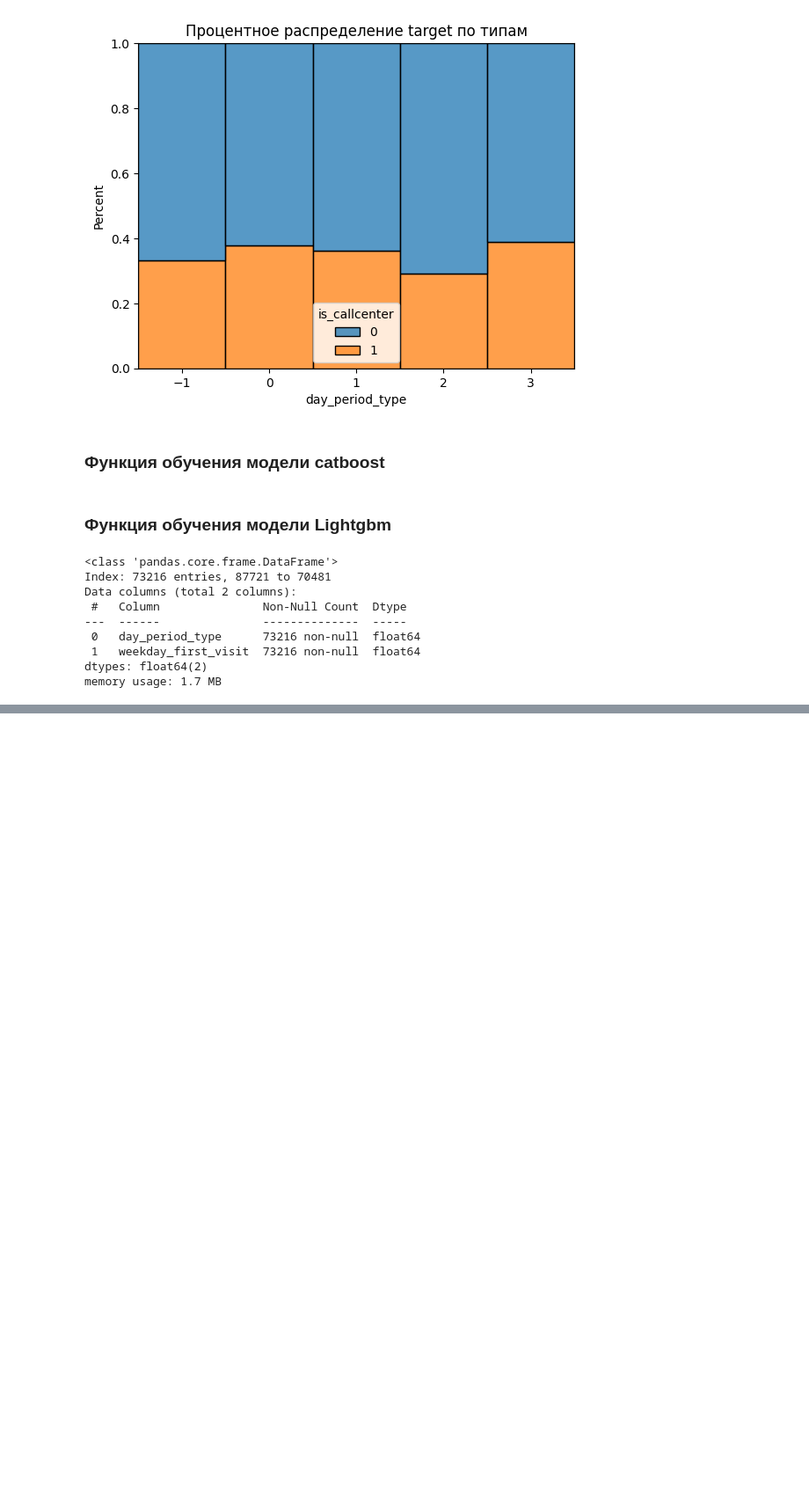
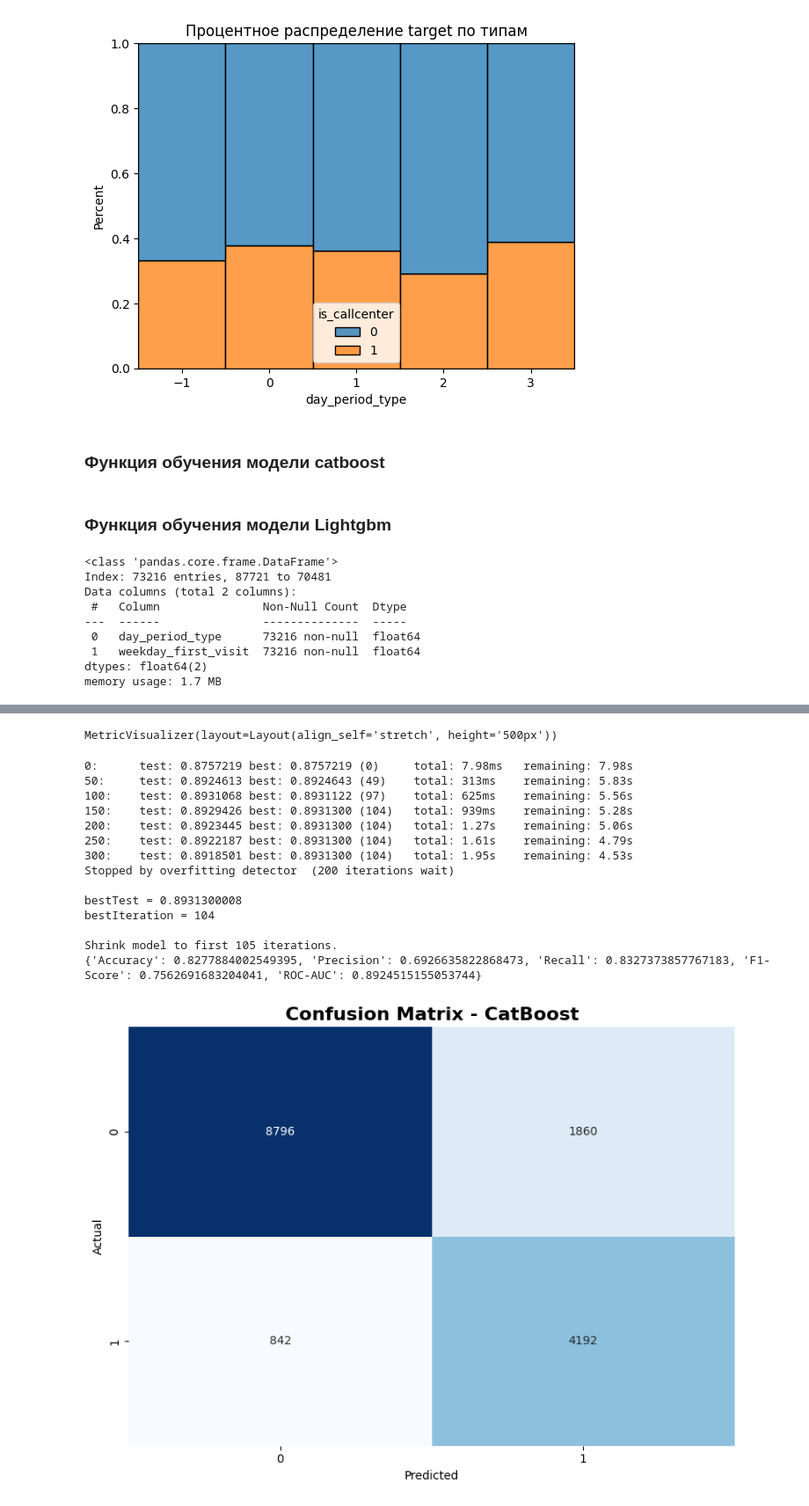
Before and after one commit to ArmJav/callcentermodel, a Jupyter notebook: prepocessing_fit.ipynb, the cells around one changed output, grey strips where cells are left out. Shown: that part at 88% size. Drawn from its saved outputs; the diff is of its cells as text; code cells hidden in the pictures; blank space fills up the shorter version.

Commit message:
fourth day: add new features and clusters

```diff
--- a/prepocessing_fit.ipynb
+++ b/prepocessing_fit.ipynb
@@ -374,12 +388,12 @@ Data columns (total 2 columns):
 dtypes: float64(2)
 memory usage: 1.7 MB
 # %%
-params = {"score_function": 'L2',
-          "depth": 5,
-          "eta": 0.15,
-          "eval_metric": 'AUC',
-          "iterations": 500,
-          "verbose": 50}
+# params = {"score_function": 'L2',
+#           "depth": 5,
+#           "eta": 0.15,
+#           "eval_metric": 'AUC',
+#           "iterations": 500,
+#           "verbose": 50}
 
 
 features = session_agg.columns
@@ -459,0 +506,7 @@ Passing `palette` without assigning `hue` is deprecated and will be removed in v
+# %%
+features_clust = Xtr_feat.columns
+Xtr_feat['is_callcenter'] = y_tr
+Xtemp_feat['is_callcenter'] = y_temp
+
+val_df_clust, test_df_clust = train_test_split(Xtemp_feat, test_size=0.5,
+                                                  random_state=42, shuffle=False)
@@ -459,0 +541,20 @@ Passing `palette` without assigning `hue` is deprecated and will be removed in v
+# %%
+
+model_cd_clust = catboost_train_model(Xtr_feat, val_df_clust, test_df_clust, features_clust, params)
+# %% [output]
+MetricVisualizer(layout=Layout(align_self='stretch', height='500px'))
+0:      test: 0.8757219 best: 0.8757219 (0)     total: 7.98ms   remaining: 7.98s
+50:     test: 0.8924613 best: 0.8924643 (49)    total: 313ms    remaining: 5.83s
+100:    test: 0.8931068 best: 0.8931122 (97)    total: 625ms    remaining: 5.56s
+150:    test: 0.8929426 best: 0.8931300 (104)   total: 939ms    remaining: 5.28s
+200:    test: 0.8923445 best: 0.8931300 (104)   total: 1.27s    remaining: 5.06s
+250:    test: 0.8922187 best: 0.8931300 (104)   total: 1.61s    remaining: 4.79s
+300:    test: 0.8918501 best: 0.8931300 (104)   total: 1.95s    remaining: 4.53s
+Stopped by overfitting detector  (200 iterations wait)
+
+bestTest = 0.8931300008
+bestIteration = 104
+
+Shrink model to first 105 iterations.
+{'Accuracy': 0.8277884002549395, 'Precision': 0.6926635822868473, 'Recall': 0.8327373857767183, 'F1-Score': 0.7562691683204041, 'ROC-AUC': 0.8924515155053744}
+[figure, added]
```
Also changed, not shown: parts of 15 cells of this notebook.
